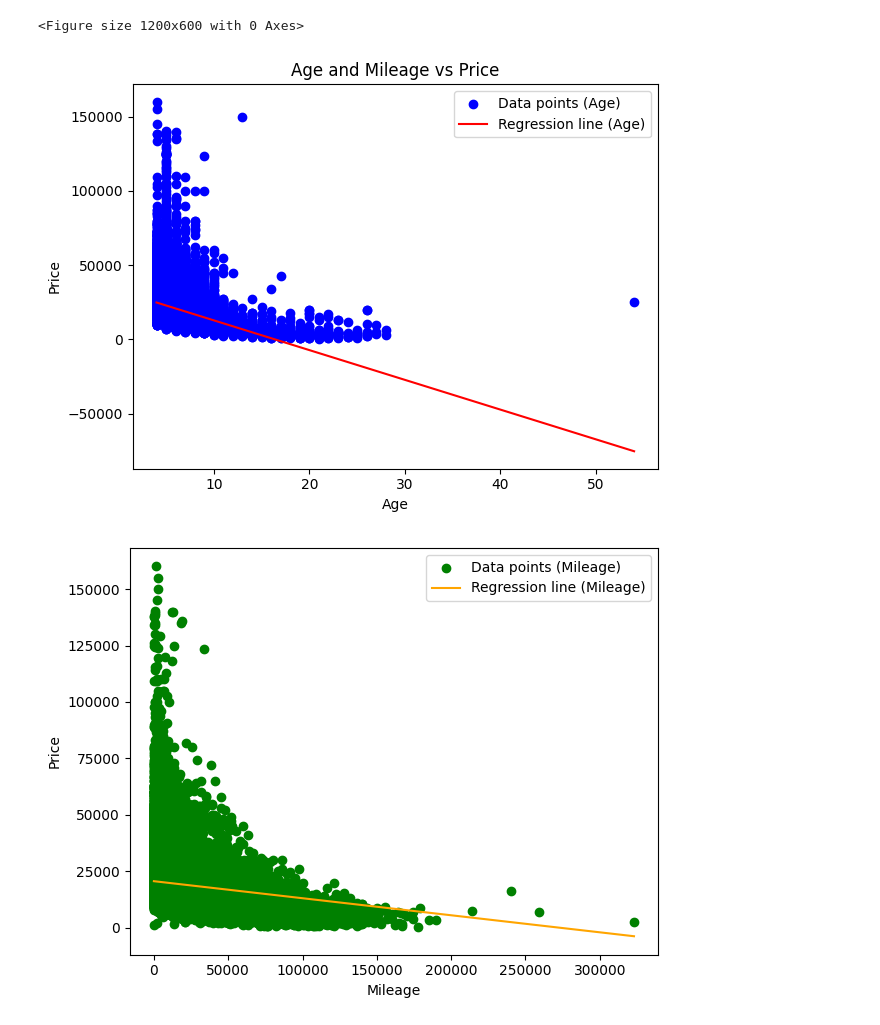
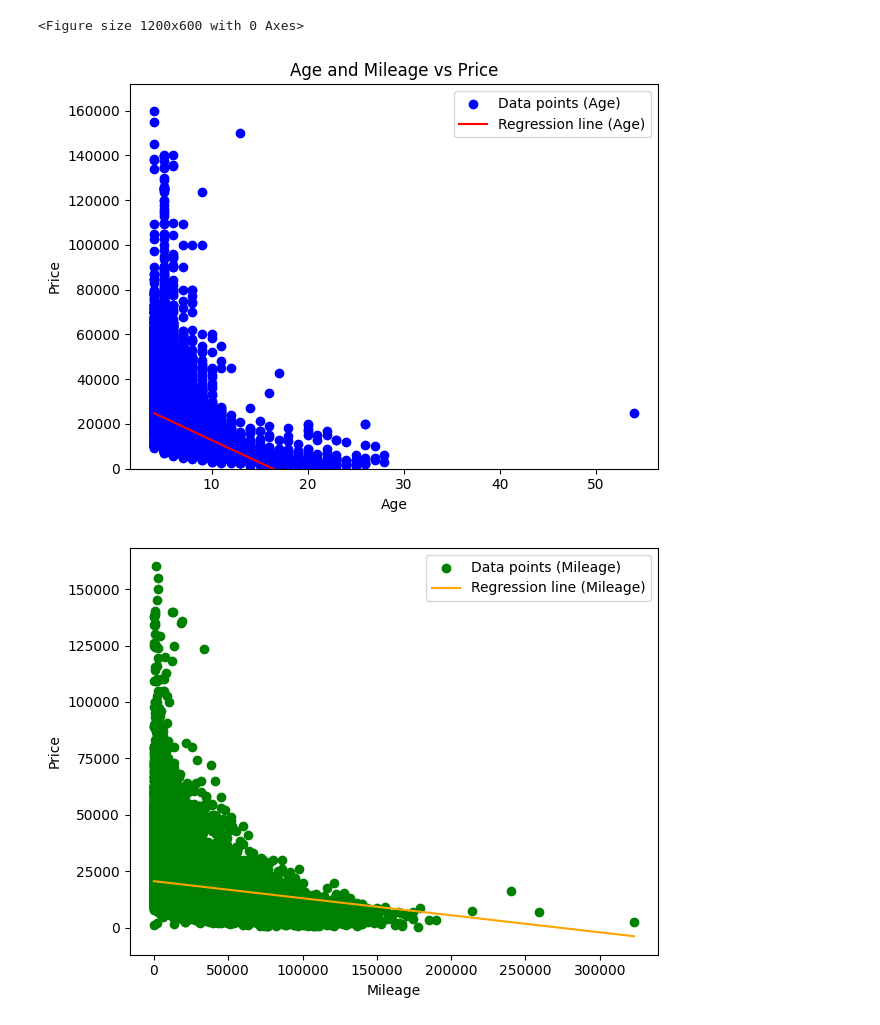
Before and after one commit to Tiklu01/carPricePredictionLinearRegression, a Jupyter notebook: carPricePredictionMaunal.ipynb, the cells around one changed output. Saved outputs shown, nothing was run; the diff lists cells and outputs as text; code cells hidden in the pictures.

```diff
--- a/carPricePredictionMaunal.ipynb
+++ b/carPricePredictionMaunal.ipynb
@@ -50,6 +50,10 @@ combined_df = combined_df[(combined_df['age'] >= 0) & (combined_df['mileage'] >=
 # Split back into features and target
 final_X = combined_df[['age', 'mileage']]
 final_Y = combined_df['price']
+
+filtered_data = (final_X['age'] >= 0) & (final_X['mileage'] >= 0) & (final_Y >= 0)
+final_X = final_X[filtered_data]
+final_Y = final_Y[filtered_data]
 # %%
 #z-score normalization
 # Normalize the features
@@ -131,26 +135,29 @@ plt.figure(figsize=(12, 6))
 <Figure size 1200x600 with 0 Axes>
 <Figure size 1200x600 with 0 Axes>
 # %%
-
 # Scatter plot for Age vs Price with regression line
 plt.scatter(final_X['age'], final_Y, color='blue', label='Data points (Age)')
 plt.xlabel('Age')
 plt.ylabel('Price')
 plt.title('Age and Mileage vs Price')
 
 # Predict price based on age
 age_range = np.linspace(final_X['age'].min(), final_X['age'].max(), 100)
 age_norm_range = (age_range - mu[0]) / sigma[0]  # Normalize age
 price_predicted_age = np.dot(np.c_[age_norm_range, np.zeros_like(age_norm_range)], w) + b
 plt.plot(age_range, price_predicted_age, color='red', label='Regression line (Age)')
 
+# Set the y-axis to start from zero
+plt.ylim(0, plt.ylim()[1])
+
+
 # Adding legend
 plt.legend()
 
 plt.tight_layout()
 plt.show()
 # %% [output]
-[figure, old version]
+[figure, new version]
 # %%
 # Scatter plot for Mileage vs Price with regression line
 plt.scatter(final_X['mileage'], final_Y, color='green', label='Data points (Mileage)')
```
Also changed, not shown: parts of 1 cell of this notebook.
